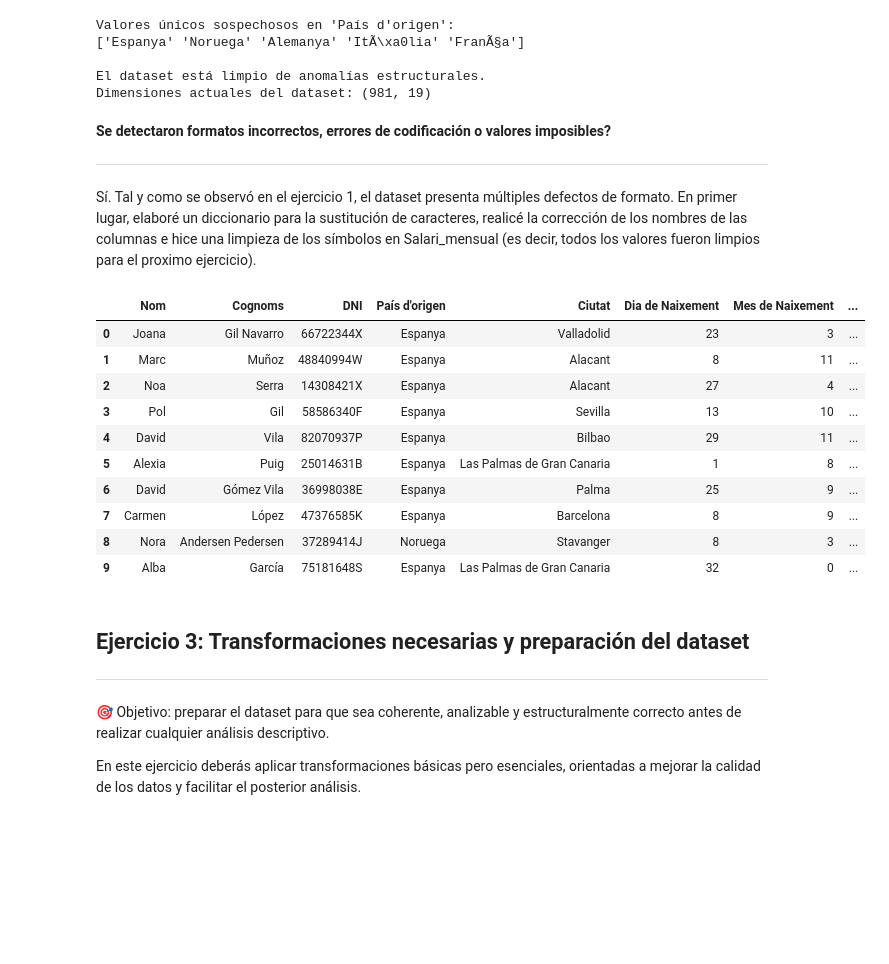
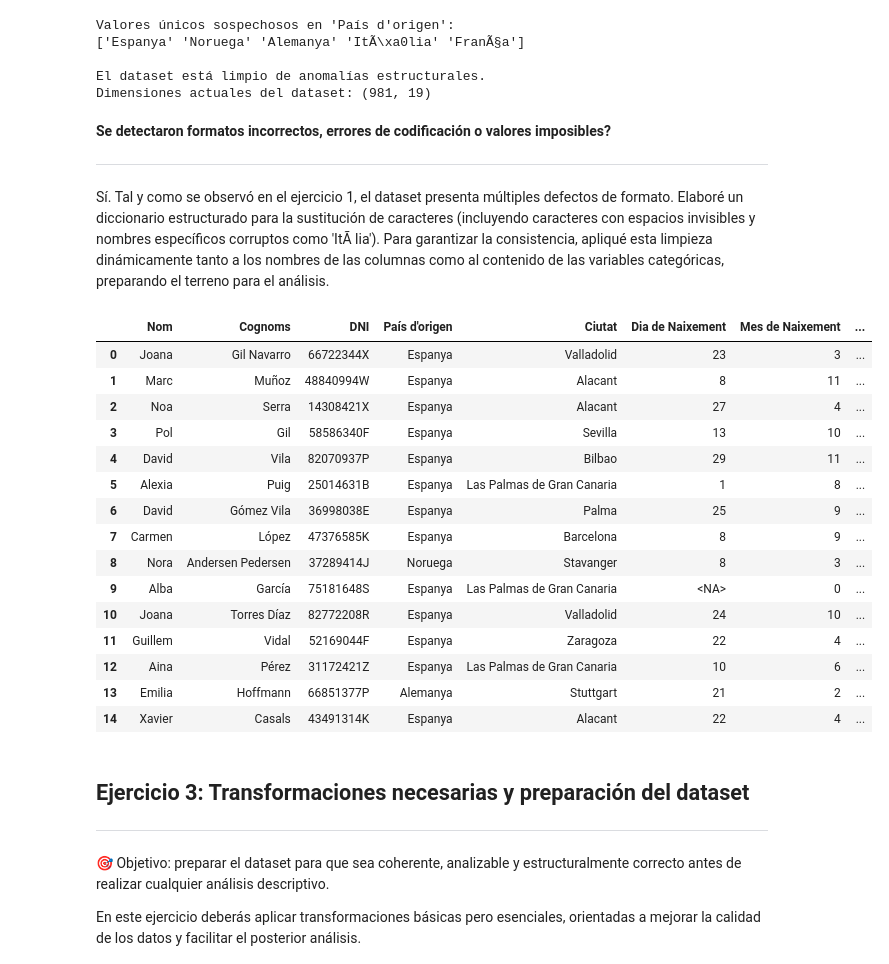
Before and after one commit to leoruggiero/Sprint-8-Python-Leonardo-Ruggiero, a Jupyter notebook: Sprint8_Python_LeonardoRuggiero.ipynb, the cells around one changed output. Cells and saved outputs as stored; diff of their text form; code cells hidden in the pictures; blank space fills up the shorter version.

```diff
--- a/Sprint8_Python_LeonardoRuggiero.ipynb
+++ b/Sprint8_Python_LeonardoRuggiero.ipynb
@@ -205,4 +205,6 @@ Si. Exitem filas vacias, registros sin identificador clave (DNI) y un pais llama
 # %%
+import pandas as pd
+
 filas_vacias = datos_trabajadores.dropna(how='all').shape[0]
 datos_trabajadores.dropna(how='all', inplace=True)
 
@@ -211,12 +213,19 @@ datos_trabajadores.dropna(subset=['DNI'], inplace=True)
 print(f"Filas eliminadas por ausencia de DNI (irrecuperables): {dnis_nulos}")
 
 columnas_fechas = ['Dia de Naixement', 'Mes de Naixement', 'Any de Naixement']
+
+for col in columnas_fechas:
+    if col in datos_trabajadores.columns:
+        datos_trabajadores[col] = pd.to_numeric(datos_trabajadores[col], errors='coerce')
+
+if 'Dia de Naixement' in datos_trabajadores.columns:
+    datos_trabajadores.loc[(datos_trabajadores['Dia de Naixement'] > 31) |
+                           (datos_trabajadores['Dia de Naixement'] < 1), 'Dia de Naixement'] = pd.NA
+
 for col in columnas_fechas:
     if col in datos_trabajadores.columns:
         datos_trabajadores[col] = datos_trabajadores[col].astype('Int64')
 
-datos_trabajadores.to_csv("sprint10_limpio_ejercicio2.csv", index=False)
-print(f"\n Dimensión final: {datos_trabajadores.shape[0]} filas.")
 datos_trabajadores[columnas_fechas].head()
 # %% [output]
 Filas eliminadas por ausencia de DNI (irrecuperables): 0
@@ -264,53 +271,50 @@ Dimensiones actuales del dataset: (981, 19)
 **Se detectaron formatos incorrectos, errores de codificación o valores imposibles?**
 
 ---
-Sí. Tal y como se observó en el ejercicio 1, el dataset presenta múltiples defectos de formato. En primer lugar, elaboré un diccionario para la sustitución de caracteres, realicé la corrección de los nombres de las columnas e hice una limpieza de los símbolos en Salari_mensual (es decir, todos los valores fueron limpios para el proximo ejercicio).
+Sí. Tal y como se observó en el ejercicio 1, el dataset presenta múltiples defectos de formato. Elaboré un diccionario estructurado para la sustitución de caracteres (incluyendo caracteres con espacios invisibles y nombres específicos corruptos como 'ItÃ lia'). Para garantizar la consistencia, apliqué esta limpieza dinámicamente tanto a los nombres de las columnas como al contenido de las variables categóricas, preparando el terreno para el análisis.
 # %%
 def limpiar_caracteres(texto):
     if not isinstance(texto, str):
         return texto
 
     mapa_erro = {
         'Ã§': 'ç', 'Ã³': 'ó', 'Ã©': 'é', 'Ã¡': 'á',
-        'Ã ': 'à', 'Ã±': 'ñ', 'Ã¨': 'è', 'Ã ': 'à',
+        'Ã ': 'à', 'Ã±': 'ñ', 'Ã¨': 'è', 'Ã\xa0': 'à', # Adicionado \xa0 (espaço invisível)
+        'ItÃ lia': 'Itàlia', # Mapeamento direto e agressivo para a Itália
         'CÃ rrec': 'Càrrec', 'GÃ¨nere': 'Gènere',
-        'â‚¬': '€', 'Ã´': 'ô', 'Ã­': 'í'
+        'â‚¬': '€', 'Ã´': 'ô', 'Ã\xad': 'í'
     }
 
     for erro, acerto in mapa_erro.items():
         texto = texto.replace(erro, acerto)
-    return texto
+    return texto.strip()
 
-datos_trabajadores.columns = datos_trabajadores.columns.str.replace('CÃ rrec', 'Càrrec', regex=False)
-datos_trabajadores.columns = datos_trabajadores.columns.str.replace('GÃ¨nere', 'Gènere', regex=False)
+datos_trabajadores.columns = [limpiar_caracteres(col) for col in datos_trabajadores.columns]
 
-columnas_texto = ['Nom', 'Cognoms', 'País d\'origen', 'Ciutat', 'Grup Professional', 'Càrrec']
-for col in columnas_texto:
-    if col in datos_trabajadores.columns:
-        datos_trabajadores[col] = datos_trabajadores[col].apply(limpiar_caracteres)
+columnas_texto_potenciales = ['Nom', 'Cognoms', "País d'origen", 'Ciutat', 'Grup Professional', 'Càrrec']
+columnas_texto_reales = [col for col in columnas_texto_potenciales if col in datos_trabajadores.columns]
 
-def limpiar_salario(valor):
-    if isinstance(valor, str):
-        valor = valor.replace('â‚¬', '').replace('euros', '').replace(',', '').strip()
-        return float(valor) if valor.replace('.', '').isdigit() else None
-    return valor
+for col in columnas_texto_reales:
+    datos_trabajadores[col] = datos_trabajadores[col].apply(limpiar_caracteres)
 
-if 'Salari mensual' in datos_trabajadores.columns:
-    datos_trabajadores['Salari mensual'] = datos_trabajadores['Salari mensual'].apply(limpiar_salario)
-
-datos_trabajadores.head(10)
+datos_trabajadores.head(15)
 # %% [output]
 |  | Nom | Cognoms | DNI | País d'origen | Ciutat | Dia de Naixement | Mes de Naixement | ... |
 | 0 | Joana | Gil Navarro | 66722344X | Espanya | Valladolid | 23 | 3 | ... |
 | 1 | Marc | Muñoz | 48840994W | Espanya | Alacant | 8 | 11 | ... |
 | 2 | Noa | Serra | 14308421X | Espanya | Alacant | 27 | 4 | ... |
 | 3 | Pol | Gil | 58586340F | Espanya | Sevilla | 13 | 10 | ... |
 | 4 | David | Vila | 82070937P | Espanya | Bilbao | 29 | 11 | ... |
 | 5 | Alexia | Puig | 25014631B | Espanya | Las Palmas de Gran Canaria | 1 | 8 | ... |
 | 6 | David | Gómez Vila | 36998038E | Espanya | Palma | 25 | 9 | ... |
 | 7 | Carmen | López | 47376585K | Espanya | Barcelona | 8 | 9 | ... |
 | 8 | Nora | Andersen Pedersen | 37289414J | Noruega | Stavanger | 8 | 3 | ... |
-| 9 | Alba | García | 75181648S | Espanya | Las Palmas de Gran Canaria | 32 | 0 | ... |
+| 9 | Alba | García | 75181648S | Espanya | Las Palmas de Gran Canaria | <NA> | 0 | ... |
+| 10 | Joana | Torres Díaz | 82772208R | Espanya | Valladolid | 24 | 10 | ... |
+| 11 | Guillem | Vidal | 52169044F | Espanya | Zaragoza | 22 | 4 | ... |
+| 12 | Aina | Pérez | 31172421Z | Espanya | Las Palmas de Gran Canaria | 10 | 6 | ... |
+| 13 | Emilia | Hoffmann | 66851377P | Alemanya | Stuttgart | 21 | 2 | ... |
+| 14 | Xavier | Casals | 43491314K | Espanya | Alacant | 22 | 4 | ... |
 # %% [markdown]
 ## Ejercicio 3: Transformaciones necesarias y preparación del dataset
 
```
Also changed, not shown: parts of 15 cells of this notebook.
